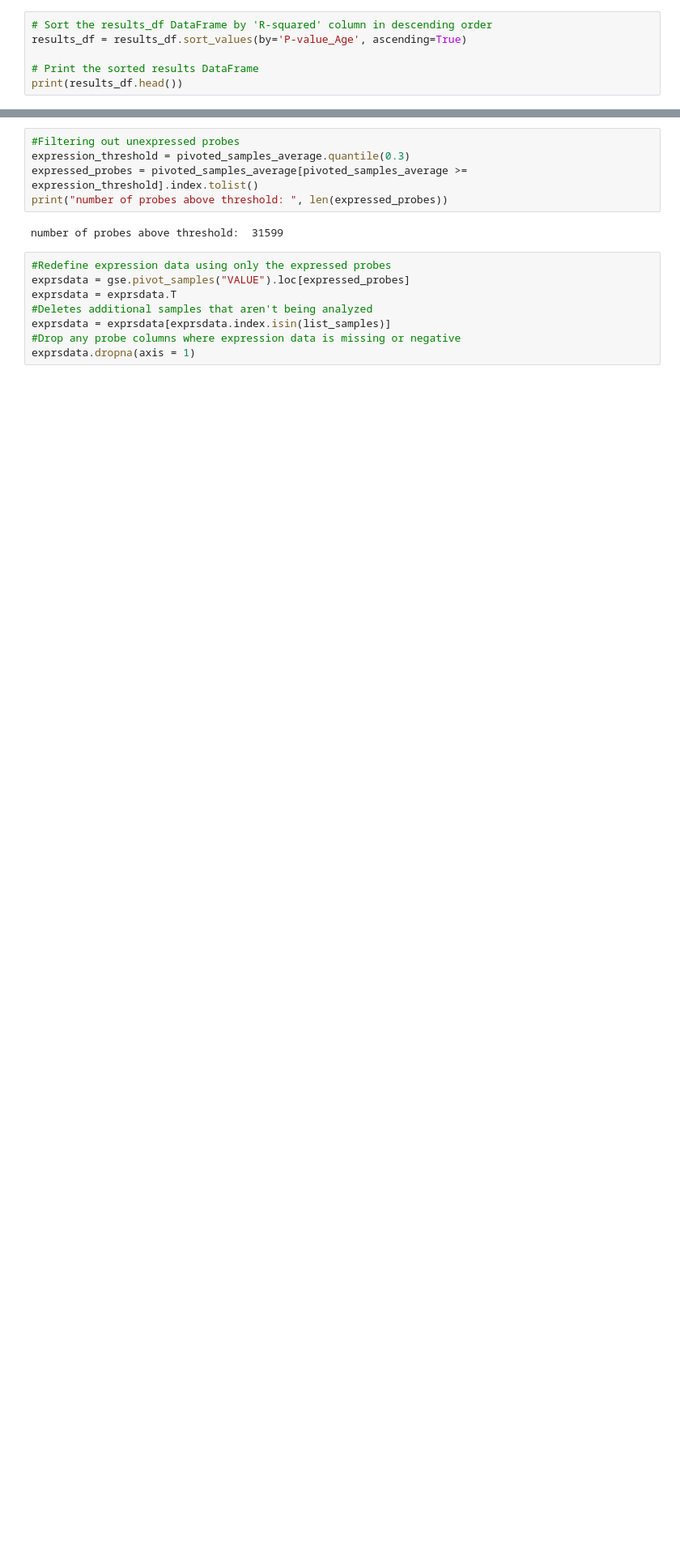
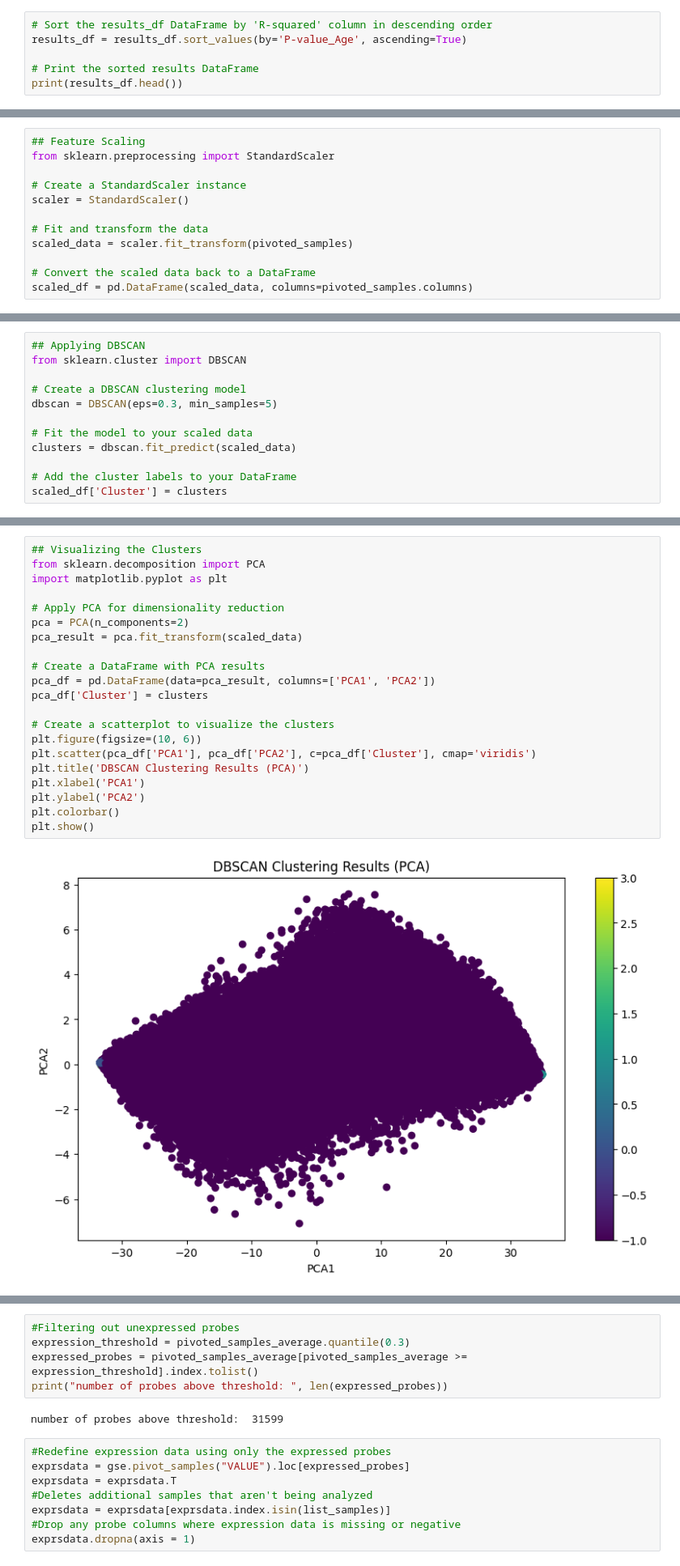
Before and after one commit to curryhank08/analyze-data-from-GEO-in-python, a Jupyter notebook: LR_in_python.ipynb, the cells around one changed output, grey strips where cells are left out. Shown: that part at 81% size. Saved outputs shown, nothing was run; the diff lists cells and outputs as text; blank space fills up the shorter version.

Commit message:
Applying DBSCAN clutering algorithm to the probes related to age

```diff
--- a/LR_in_python.ipynb
+++ b/LR_in_python.ipynb
@@ -312,0 +667,12 @@ pivoted_samples.loc['cg10501210'].values
+# %%
+## Feature Scaling
+from sklearn.preprocessing import StandardScaler
+
+# Create a StandardScaler instance
+scaler = StandardScaler()
+
+# Fit and transform the data
+scaled_data = scaler.fit_transform(pivoted_samples)
+
+# Convert the scaled data back to a DataFrame
+scaled_df = pd.DataFrame(scaled_data, columns=pivoted_samples.columns)
@@ -312,0 +703,12 @@ pivoted_samples.loc['cg10501210'].values
+# %%
+## Applying DBSCAN
+from sklearn.cluster import DBSCAN
+
+# Create a DBSCAN clustering model
+dbscan = DBSCAN(eps=0.3, min_samples=5)
+
+# Fit the model to your scaled data
+clusters = dbscan.fit_predict(scaled_data)
+
+# Add the cluster labels to your DataFrame
+scaled_df['Cluster'] = clusters
@@ -312,0 +766,23 @@ pivoted_samples.loc['cg10501210'].values
+# %%
+## Visualizing the Clusters
+from sklearn.decomposition import PCA
+import matplotlib.pyplot as plt
+
+# Apply PCA for dimensionality reduction
+pca = PCA(n_components=2)
+pca_result = pca.fit_transform(scaled_data)
+
+# Create a DataFrame with PCA results
+pca_df = pd.DataFrame(data=pca_result, columns=['PCA1', 'PCA2'])
+pca_df['Cluster'] = clusters
+
+# Create a scatterplot to visualize the clusters
+plt.figure(figsize=(10, 6))
+plt.scatter(pca_df['PCA1'], pca_df['PCA2'], c=pca_df['Cluster'], cmap='viridis')
+plt.title('DBSCAN Clustering Results (PCA)')
+plt.xlabel('PCA1')
+plt.ylabel('PCA2')
+plt.colorbar()
+plt.show()
+# %% [output]
+[figure, added]
```
Also changed, not shown: parts of 36 cells of this notebook.
